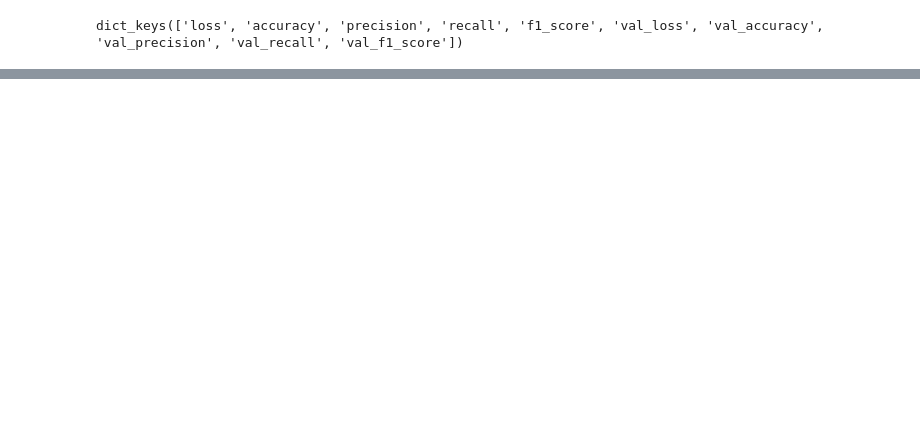
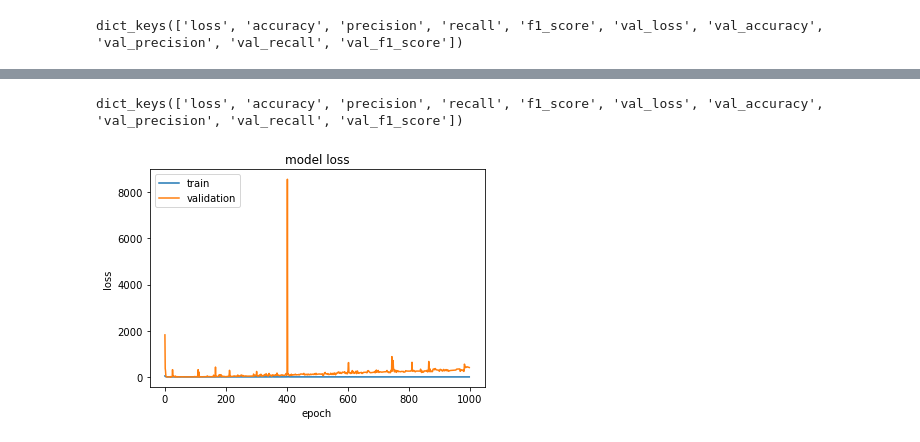
Before and after one commit to yousaf2018/Final-Year-Project-Soil-Analysis-using-machine-learning, a Jupyter notebook: Classification Models/CNN_Classification_Model_For_Prediction_pH.ipynb, the cells around one changed output, grey strips where cells are left out. Cells and saved outputs as stored; diff of their text form; code cells hidden in the pictures; blank space fills up the shorter version.

```diff
--- a/Classification Models/CNN_Classification_Model_For_Prediction_pH.ipynb
+++ b/Classification Models/CNN_Classification_Model_For_Prediction_pH.ipynb
@@ -237,0 +241,14 @@ dict_keys(['loss', 'accuracy', 'precision', 'recall', 'f1_score', 'val_loss', 'v
+# %%
+print(history.history.keys())
+# "Loss"
+plt.plot(history.history['loss'])
+plt.plot(history.history['val_loss'])
+plt.title('model loss')
+plt.ylabel('loss')
+plt.savefig("CnnClassificationModelLossPH.jpg")
+plt.xlabel('epoch')
+plt.legend(['train', 'validation'], loc='upper left')
+plt.show()
+# %% [output]
+dict_keys(['loss', 'accuracy', 'precision', 'recall', 'f1_score', 'val_loss', 'val_accuracy', 'val_precision', 'val_recall', 'val_f1_score'])
+[figure, added]
```
Also changed, not shown: parts of 11 cells of this notebook, 13 other files.
